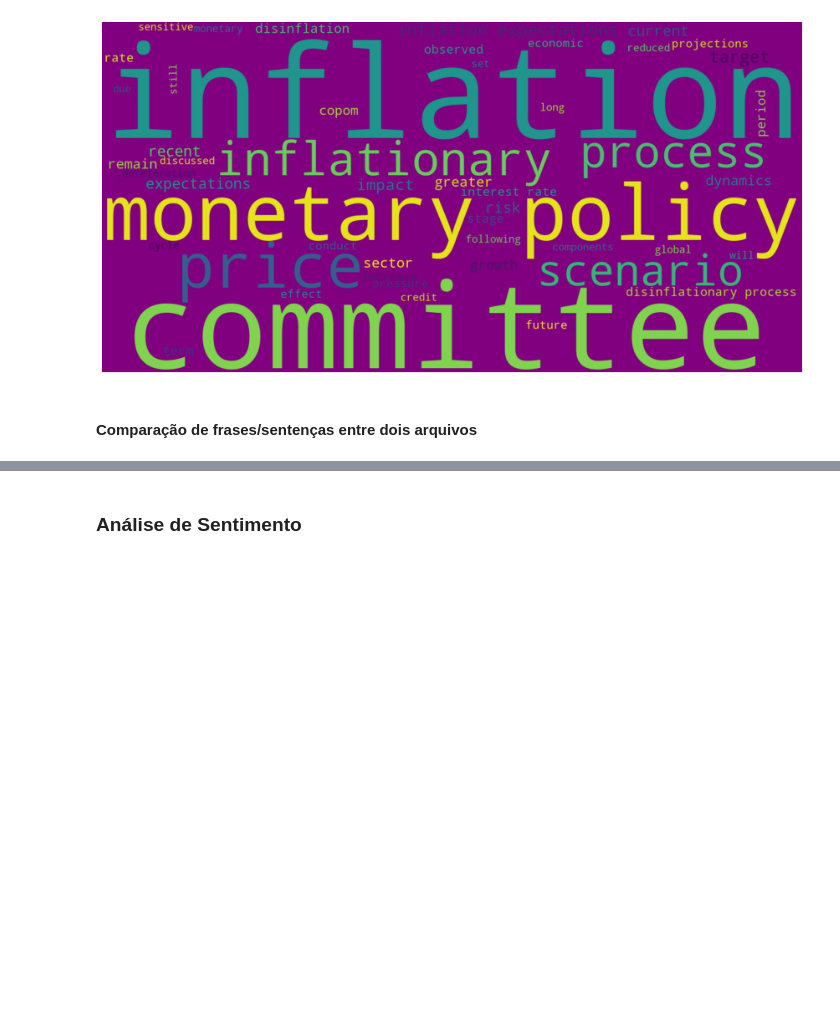
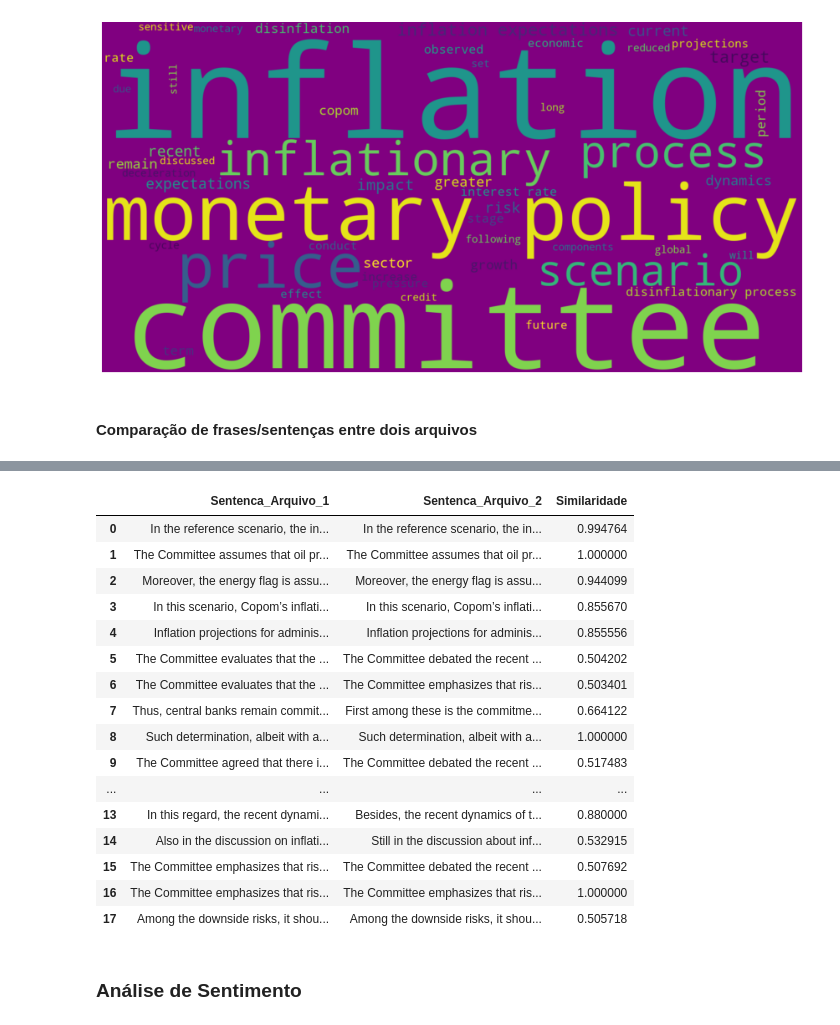
Before and after one commit to vsaito10/nlp-ata-copom, a Jupyter notebook: analise-ata-copom/copom.ipynb, the cells around one changed output, grey strips where cells are left out. Drawn from its saved outputs; the diff is of its cells as text; code cells hidden in the pictures; blank space fills up the shorter version.

Commit message:
arrumei as funções de 'análise de sentimento', 'separador de texto' e 'similaridade de sentenças'

```diff
--- a/analise-ata-copom/copom.ipynb
+++ b/analise-ata-copom/copom.ipynb
@@ -287,7 +328,8 @@ for date_minute in lst_data_pub:
 ### **Analisando os textos**
 # %%
 # Abrindo o arquivo JSON para leitura
-with open(r"C://Users//vitor//projetos_python//python_b3//nlp_copom_fomc//copom//minutes-json//minute_256.json", "r", encoding="utf-8") as arquivo_json:
+with open('C://Users//vitor//projetos_python//python_b3//nlp-ata-copom//analise-ata-copom//copom//minutes-json//minute_256.json', "r", encoding="utf-8") as arquivo_json:
+
     minute_256 = json.load(arquivo_json)
 
 minute_256 = minute_256['minute_256']
@@ -300,7 +342,7 @@ IPython.display.Markdown(minute_256[1])
 3. Consumer inflation continues to show more benign current dynamics, particularly in industrial goods and food components. Although the inflation of the components more sensitive to the economic cycle and the monetary policy, which have greater inflationary inertia, declined, they remain above the inflation target. Inflation expectations for 2023, 2024, and 2025 collected by the Focus survey have reduced and are around 4.8%, 3.9%, and 3.5%, respectively.
 # %%
 # Abrindo o arquivo JSON para leitura
-with open(r"C://Users//vitor//projetos_python//python_b3//nlp_copom_fomc//copom//minutes-json//minute_255.json", "r", encoding="utf-8") as arquivo_json:
+with open('C://Users//vitor//projetos_python//python_b3//nlp-ata-copom//analise-ata-copom//copom//minutes-json//minute_255.json', "r", encoding="utf-8") as arquivo_json:
     minute_255 = json.load(arquivo_json)
 
 minute_255 = minute_255['minute_255']
@@ -418,3 +439,55 @@ text[0]
+# %%
+def similaridade_sentencas2(minutes_1: str, minutes_2: str):
+    # Tokenizando as sentenças
+    sentences_1 = nltk.sent_tokenize(minutes_1)
+    sentences_2 = nltk.sent_tokenize(minutes_2)
+
+    # Adicionando as senteças tokenizadas em uma lista
+    lst_sent_1 = [sentence_1 for sentence_1 in sentences_1]
+    lst_sent_2 = [sentence_2 for sentence_2 in sentences_2]
+
+    # Criando listas para armazenar os resultados
+    similar_sentences = []
+    ratios = []
+
+    # Encontrando as setenças que possuem alguma similaridade
+    for sentence_1 in lst_sent_1:
+        for sentence_2 in lst_sent_2:
+            seq = SequenceMatcher(None, sentence_1, sentence_2)
+            ratio = seq.ratio()
+            # Seleciona as sentenças que possuem ratio maior 0.5 e sentenças das duas atas que tenham tamanho maior que 2
+            # Essa condição de selecionar senteças que tenham tamanhos maiores que 2 é para não retornar apenas os números de tópicos iguais
+            # Exemplo: 'Sentença do arquivo 1:  1. Sentença do arquivo 2:  1. Similaridade:  1.0'
+            if (ratio > 0.5) and (len(sentence_1) > 2) and (len(sentence_2) > 4):
+                similar_sentences.append((sentence_1, sentence_2))
+                ratios.append(ratio)
+
+    # Criando um DataFrame com os resultados
+    df = pd.DataFrame({'Sentenca_Arquivo_1': [pair[0] for pair in similar_sentences],
+                       'Sentenca_Arquivo_2': [pair[1] for pair in similar_sentences],
+                       'Similaridade': ratios})
+
+    return df
+# %%
+similaridade_sentencas2(minutes_1=minute_256[2], minutes_2=minute_255[2])
+# %% [output]
+|  | Sentenca_Arquivo_1 | Sentenca_Arquivo_2 | Similaridade |
+| 0 | In the reference scenario, the in... | In the reference scenario, the in... | 0.994764 |
+| 1 | The Committee assumes that oil pr... | The Committee assumes that oil pr... | 1.000000 |
+| 2 | Moreover, the energy flag is assu... | Moreover, the energy flag is assu... | 0.944099 |
+| 3 | In this scenario, Copom’s inflati... | In this scenario, Copom’s inflati... | 0.855670 |
+| 4 | Inflation projections for adminis... | Inflation projections for adminis... | 0.855556 |
+| 5 | The Committee evaluates that the ... | The Committee debated the recent ... | 0.504202 |
+| 6 | The Committee evaluates that the ... | The Committee emphasizes that ris... | 0.503401 |
+| 7 | Thus, central banks remain commit... | First among these is the commitme... | 0.664122 |
+| 8 | Such determination, albeit with a... | Such determination, albeit with a... | 1.000000 |
+| 9 | The Committee agreed that there i... | The Committee debated the recent ... | 0.517483 |
+| ... | ... | ... | ... |
+| 13 | In this regard, the recent dynami... | Besides, the recent dynamics of t... | 0.880000 |
+| 14 | Also in the discussion on inflati... | Still in the discussion about inf... | 0.532915 |
+| 15 | The Committee emphasizes that ris... | The Committee debated the recent ... | 0.507692 |
+| 16 | The Committee emphasizes that ris... | The Committee emphasizes that ris... | 1.000000 |
+| 17 | Among the downside risks, it shou... | Among the downside risks, it shou... | 0.505718 |
 # %% [markdown]
 ### **Análise de Sentimento**
 # %%
```
Also changed, not shown: parts of 22 cells of this notebook.
